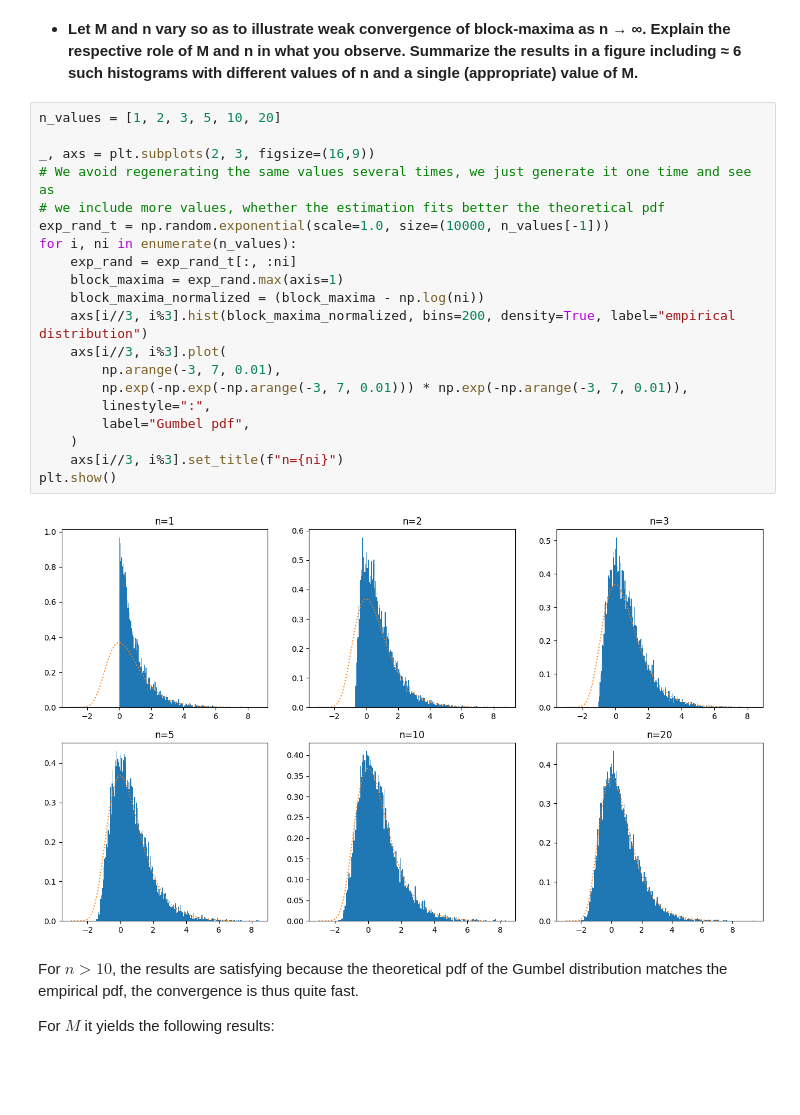
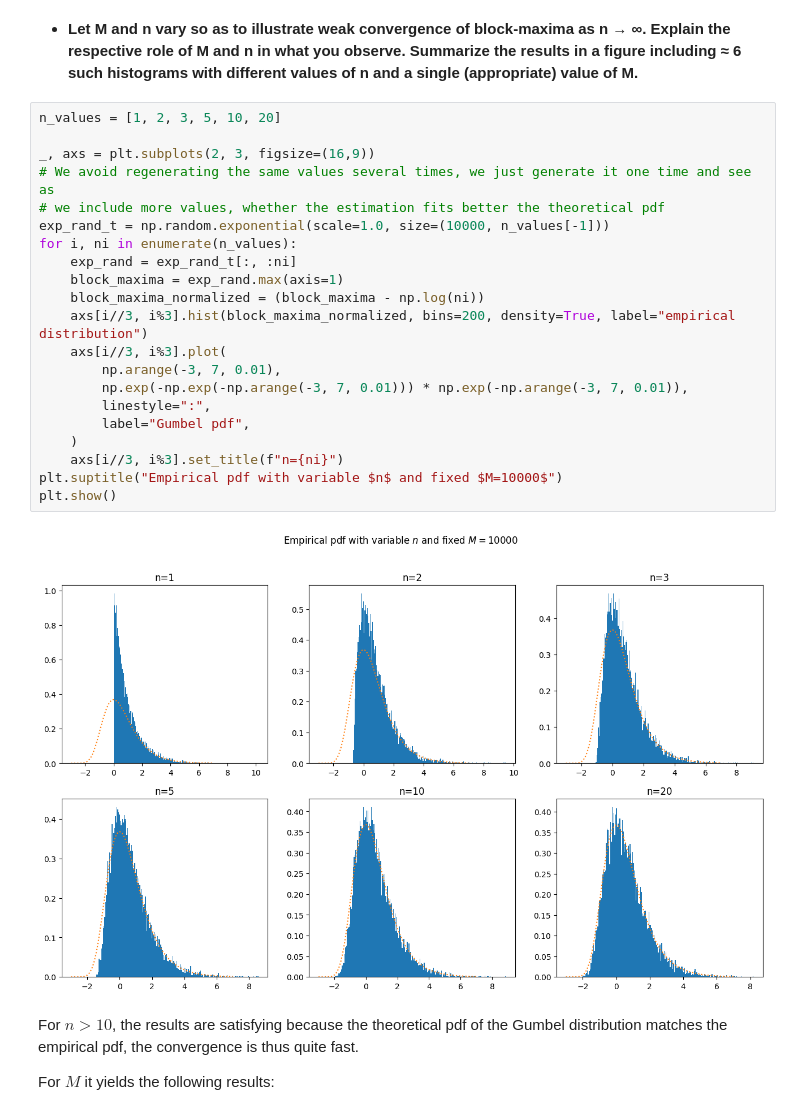
Before and after one commit to kerrianlc/EVT, a Jupyter notebook: homework1.ipynb, the cells around one changed output. Cells and saved outputs as stored; diff of their text form; blank space fills up the shorter version.

```diff
--- a/homework1.ipynb
+++ b/homework1.ipynb
@@ -58,25 +59,26 @@ in a figure including ≈ 6 such histograms with different values of n and a sin
 # %%
 n_values = [1, 2, 3, 5, 10, 20]
 
 _, axs = plt.subplots(2, 3, figsize=(16,9))
 # We avoid regenerating the same values several times, we just generate it one time and see as
 # we include more values, whether the estimation fits better the theoretical pdf
 exp_rand_t = np.random.exponential(scale=1.0, size=(10000, n_values[-1]))
 for i, ni in enumerate(n_values):
     exp_rand = exp_rand_t[:, :ni]
     block_maxima = exp_rand.max(axis=1)
     block_maxima_normalized = (block_maxima - np.log(ni))
     axs[i//3, i%3].hist(block_maxima_normalized, bins=200, density=True, label="empirical distribution")
     axs[i//3, i%3].plot(
         np.arange(-3, 7, 0.01),
         np.exp(-np.exp(-np.arange(-3, 7, 0.01))) * np.exp(-np.arange(-3, 7, 0.01)),
         linestyle=":",
         label="Gumbel pdf",
     )
     axs[i//3, i%3].set_title(f"n={ni}")
+plt.suptitle("Empirical pdf with variable $n$ and fixed $M=10000$")
 plt.show()
 # %% [output]
-[figure, old version]
+[figure, new version]
 # %% [markdown]
 For $n>10$, the results are satisfying because the theoretical pdf of the Gumbel distribution matches the empirical pdf, the convergence is thus quite fast.
 
```
Also changed, not shown: parts of 4 cells of this notebook.
